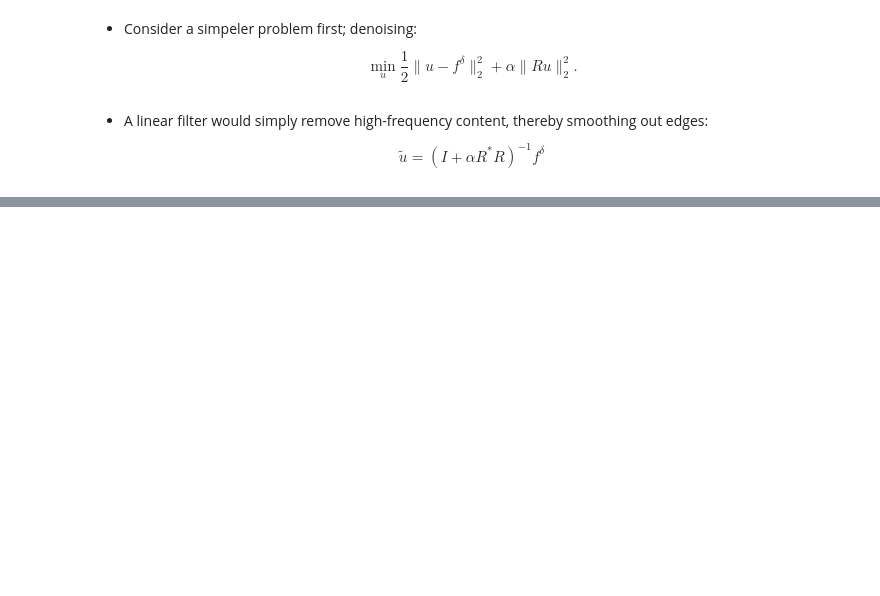
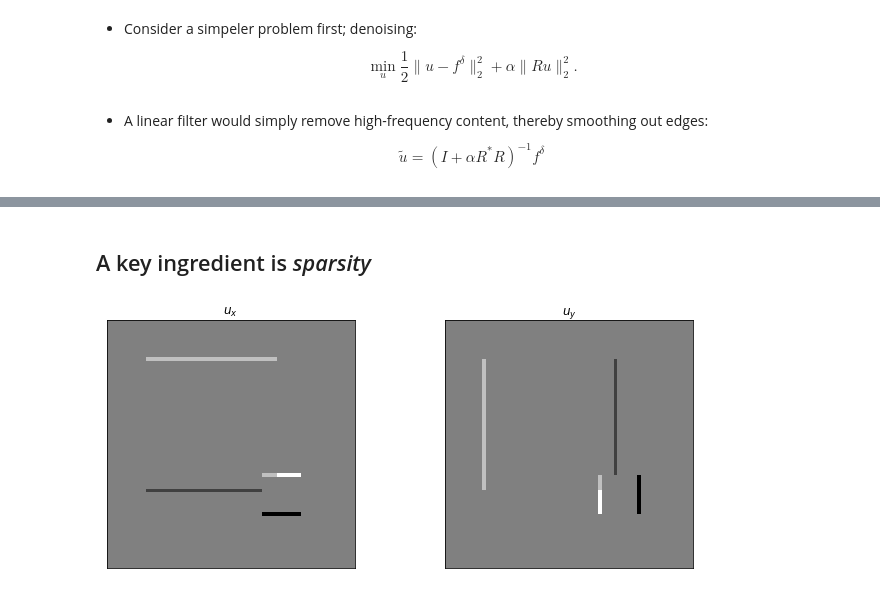
Before and after one commit to TristanvanLeeuwen/Summerschool, a Jupyter notebook: Presentation.ipynb, the cells around one changed output, grey strips where cells are left out. Cells and saved outputs as stored; diff of their text form; code cells hidden in the pictures; blank space fills up the shorter version.

```diff
--- a/Presentation.ipynb
+++ b/Presentation.ipynb
@@ -301,0 +326,17 @@ $$\min_u \frac{1}{2}\|u - f^\delta\|_2^2 + \alpha \|Ru\|_1^2.$$
+# %% [markdown]
+## A key ingredient is *sparsity*
+# %%
+# make image
+n = 128
+u = np.zeros((n,n))
+u[20:88, 20:88] = .5
+u[80:100, 80:100] = 1
+
+# gradient
+ux = np.gradient(u, axis=0)
+uy = np.gradient(u, axis=1)
+
+# plot
+plot_images([ux, uy], [r'$u_x$',r'$u_y$'], fname='gradients.png', scale=[-.5,.5])
+# %% [output]
+[figure, added]
```
Also changed, not shown: parts of 16 cells of this notebook, 6 other files.
